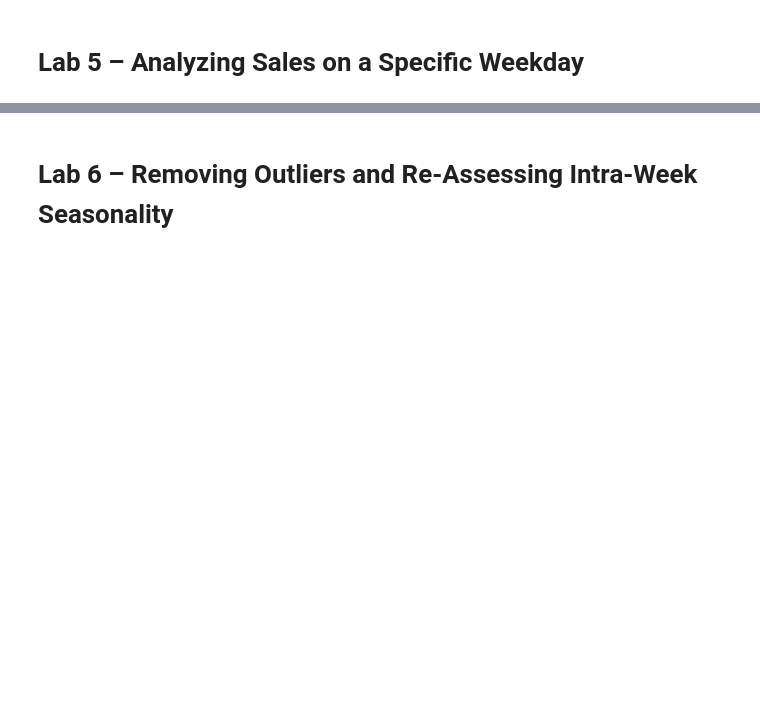
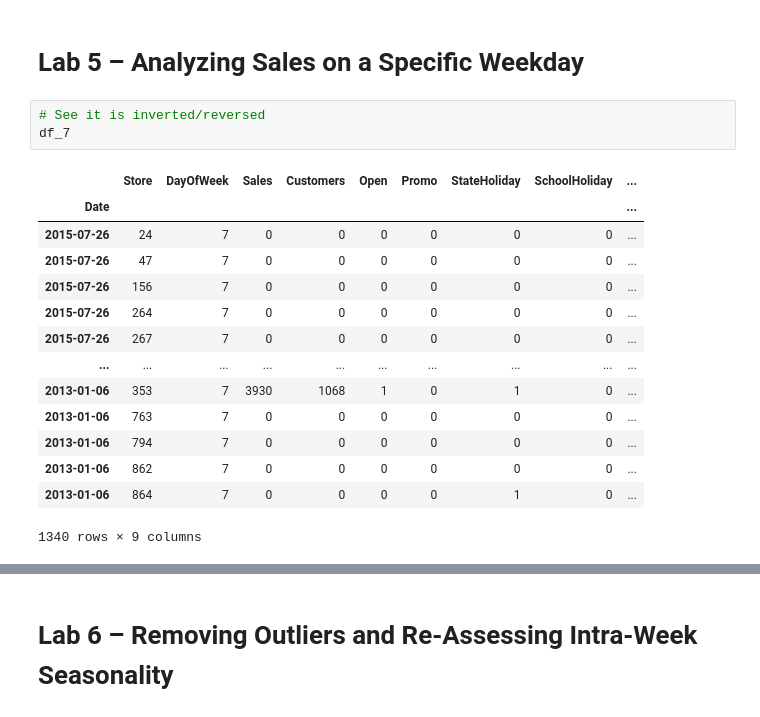
Before and after one commit to nurcoz/Udemy_time_series, a Jupyter notebook: Lab 3 - Starter.ipynb, the cells around one changed output, grey strips where cells are left out. Saved outputs shown, nothing was run; the diff lists cells and outputs as text; blank space fills up the shorter version.

```diff
--- a/Lab 3 - Starter.ipynb
+++ b/Lab 3 - Starter.ipynb
@@ -220,5 +220,23 @@ df_10.groupby(['DayOfWeek', 'Store'])['Sales_standardized'].mean().unstack().plo
 [figure]
 # %% [markdown]
 # Lab 5 – Analyzing Sales on a Specific Weekday
+# %%
+# See it is inverted/reversed
+df_7
+# %% [output]
+|  | Store | DayOfWeek | Sales | Customers | Open | Promo | StateHoliday | SchoolHoliday | ... |
+| Date |  |  |  |  |  |  |  |  | ... |
+| 2015-07-26 | 24 | 7 | 0 | 0 | 0 | 0 | 0 | 0 | ... |
+| 2015-07-26 | 47 | 7 | 0 | 0 | 0 | 0 | 0 | 0 | ... |
+| 2015-07-26 | 156 | 7 | 0 | 0 | 0 | 0 | 0 | 0 | ... |
+| 2015-07-26 | 264 | 7 | 0 | 0 | 0 | 0 | 0 | 0 | ... |
+| 2015-07-26 | 267 | 7 | 0 | 0 | 0 | 0 | 0 | 0 | ... |
+| ... | ... | ... | ... | ... | ... | ... | ... | ... | ... |
+| 2013-01-06 | 353 | 7 | 3930 | 1068 | 1 | 0 | 1 | 0 | ... |
+| 2013-01-06 | 763 | 7 | 0 | 0 | 0 | 0 | 0 | 0 | ... |
+| 2013-01-06 | 794 | 7 | 0 | 0 | 0 | 0 | 0 | 0 | ... |
+| 2013-01-06 | 862 | 7 | 0 | 0 | 0 | 0 | 0 | 0 | ... |
+| 2013-01-06 | 864 | 7 | 0 | 0 | 0 | 0 | 1 | 0 | ... |
+1340 rows × 9 columns
 # %%
 # Task 1: Filter the data to DayOfWeek = 7 and visualize sales over time for each store.
```
Also changed, not shown: parts of 10 cells of this notebook.
